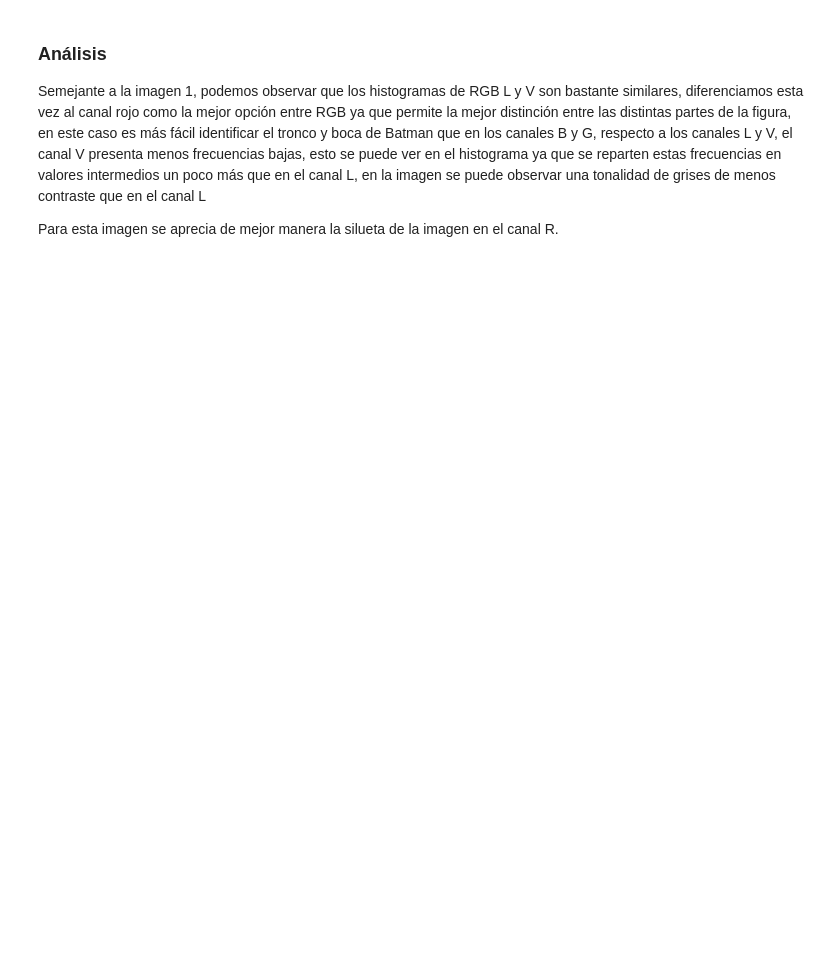
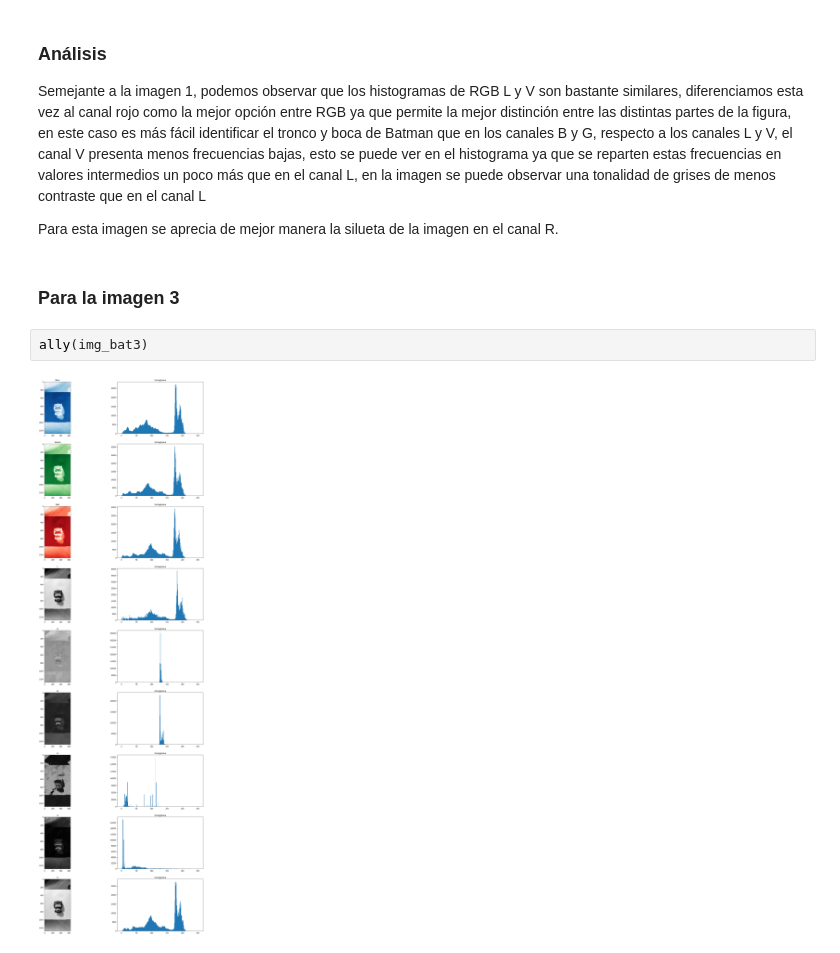
Before and after one commit to saarboledaz/vision_artificial_2019, a Jupyter notebook: Entregable #1.0.ipynb, the cells around one changed output. Saved outputs shown, nothing was run; the diff lists cells and outputs as text; blank space fills up the shorter version.

```diff
--- a/Entregable #1.0.ipynb
+++ b/Entregable #1.0.ipynb
@@ -246,3 +254,9 @@ ally(img_bat2)
 <p>
     Para esta imagen se aprecia de mejor manera la silueta de la imagen en el canal R.
 </p>
+# %% [markdown]
+<h3>Para la imagen 3</h3>
+# %%
+ally(img_bat3)
+# %% [output]
+[figure, added]
```
Also changed, not shown: parts of 9 cells of this notebook.
